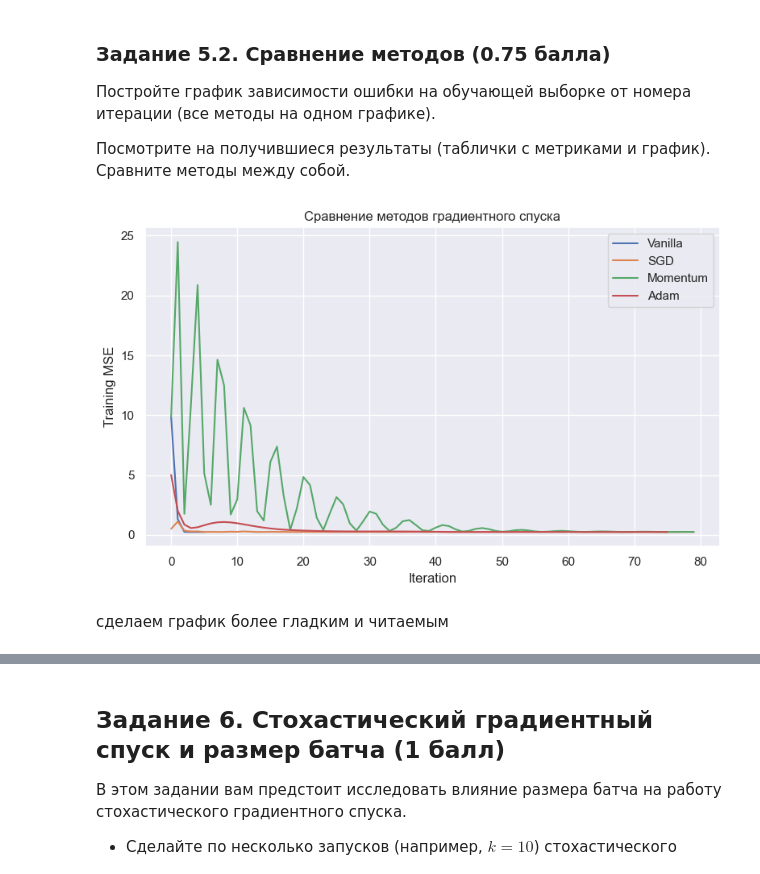
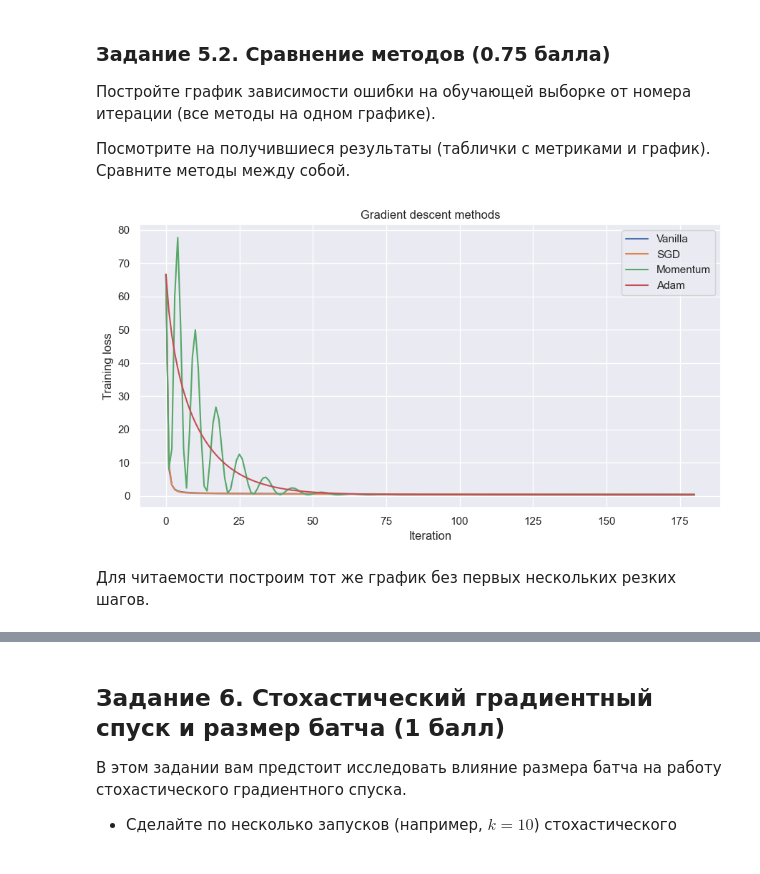
Before and after one commit to mashshaya/Study, a Jupyter notebook: ML-1/HWs/hw2/homework-practice-02-gd-Kovalyova.ipynb, the cells around one changed output, grey strips where cells are left out. Saved outputs shown, nothing was run; the diff lists cells and outputs as text; code cells hidden in the pictures.

```diff
--- a/ML-1/HWs/hw2/homework-practice-02-gd-Kovalyova.ipynb
+++ b/ML-1/HWs/hw2/homework-practice-02-gd-Kovalyova.ipynb
@@ -668,22 +636,26 @@ other = ["price", "bias"]
 * Остальные признаки трогать не будем, т.к. с ними непонятно что делать
 # %%
 from sklearn.compose import ColumnTransformer
-from sklearn.preprocessing import OneHotEncoder
-from sklearn.preprocessing import StandardScaler
-
+from sklearn.preprocessing import OneHotEncoder, StandardScaler
 
 column_transformer = ColumnTransformer([
-    ('ohe', OneHotEncoder(handle_unknown='ignore'), categorical),
+    ('ohe', OneHotEncoder(handle_unknown='ignore', min_frequency=20), categorical),
     ('scaling', StandardScaler(), numeric),
-    ('other',  'passthrough', other)
+    ('other', 'passthrough', other),
 ])
 
-x = column_transformer.fit_transform(x)
+x = column_transformer.fit_transform(data[features])
+y = target
 # %% [markdown]
 Теперь вам необходимо разбить данные на обучающую, тестовую и валидационную выборки:
 # %%
 from sklearn.model_selection import train_test_split
 
-x_train_val, x_test, y_train_val, y_test = train_test_split(x, y, test_size=0.1, random_state=42)
+x_train_val, x_test, y_train_val, y_test = train_test_split(
+    x, y, test_size=0.1, random_state=42,
+)
+x_train, x_val, y_train, y_val = train_test_split(
+    x_train_val, y_train_val, test_size=1/9, random_state=42,
+)
 
-x_train, x_val, y_train, y_val = train_test_split(x_train_val, y_train_val, test_size=0.1/0.9, random_state=42)
+x_train.shape, x_val.shape, x_test.shape
@@ -707,40 +745,17 @@ x_train, x_val, y_train, y_val = train_test_split(x_train_val, y_train_val, test
 
 Посмотрите на получившиеся результаты (таблички с метриками и график). Сравните методы между собой.
 # %%
-from linear_regression import LinearRegression
-from descents import VanillaGradientDescent, StochasticGradientDescent, MomentumDescent, Adam
-
-np.random.seed(42)
-X = np.random.randn(200, 2)
-true_w = np.array([3, -2])
-y = X @ true_w + np.random.randn(200) * 0.5
-
-n_iters = 80
-optimizers = {
-    "Vanilla": VanillaGradientDescent(),
-    "SGD": StochasticGradientDescent(batch_size=16),
-    "Momentum": MomentumDescent(),
-    "Adam": Adam(),
-}
-
-errors = {}
-
-for name, opt in optimizers.items():
-    model = LinearRegression(optimizer=opt, max_iter=n_iters)
-    model.fit(X, y)
-    errors[name] = model.loss_history
-
-plt.figure(figsize=(8, 5))
-for name, loss_hist in errors.items():
-    plt.plot(loss_hist, label=name)
-plt.xlabel("Iteration")
-plt.ylabel("Training MSE")
-plt.title("Сравнение методов градиентного спуска")
+plt.figure(figsize=(9, 5))
+for method, model in fitted_models.items():
+    plt.plot(model.loss_history, label=method)
+plt.xlabel('Iteration')
+plt.ylabel('Training loss')
+plt.title('Gradient descent methods')
 plt.legend()
 plt.tight_layout()
 plt.show()
 # %% [output]
-[figure, old version]
+[figure, new version]
 # %% [markdown]
-сделаем график более гладким и читаемым
+Для читаемости построим тот же график без первых нескольких резких шагов.
 # %%
```
Also changed, not shown: parts of 30 cells of this notebook, 29 other files.
